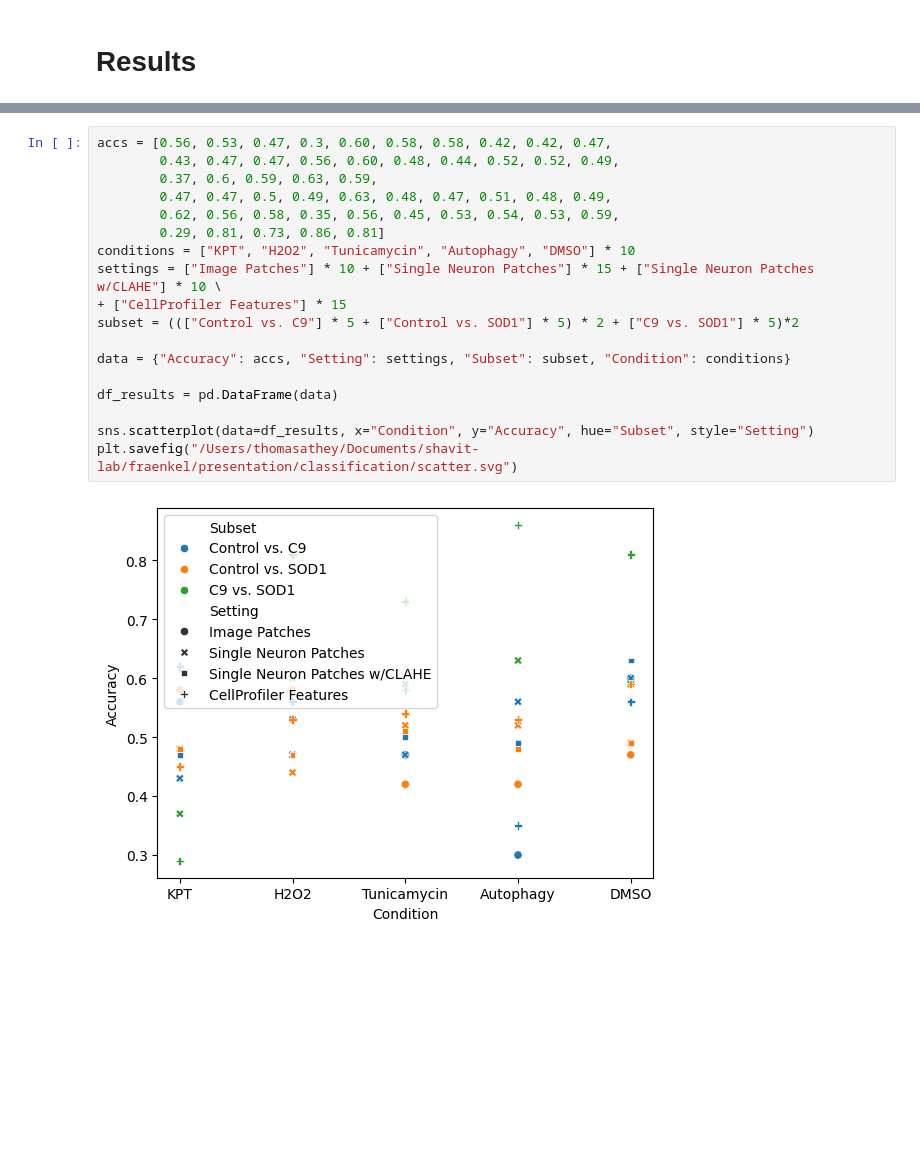
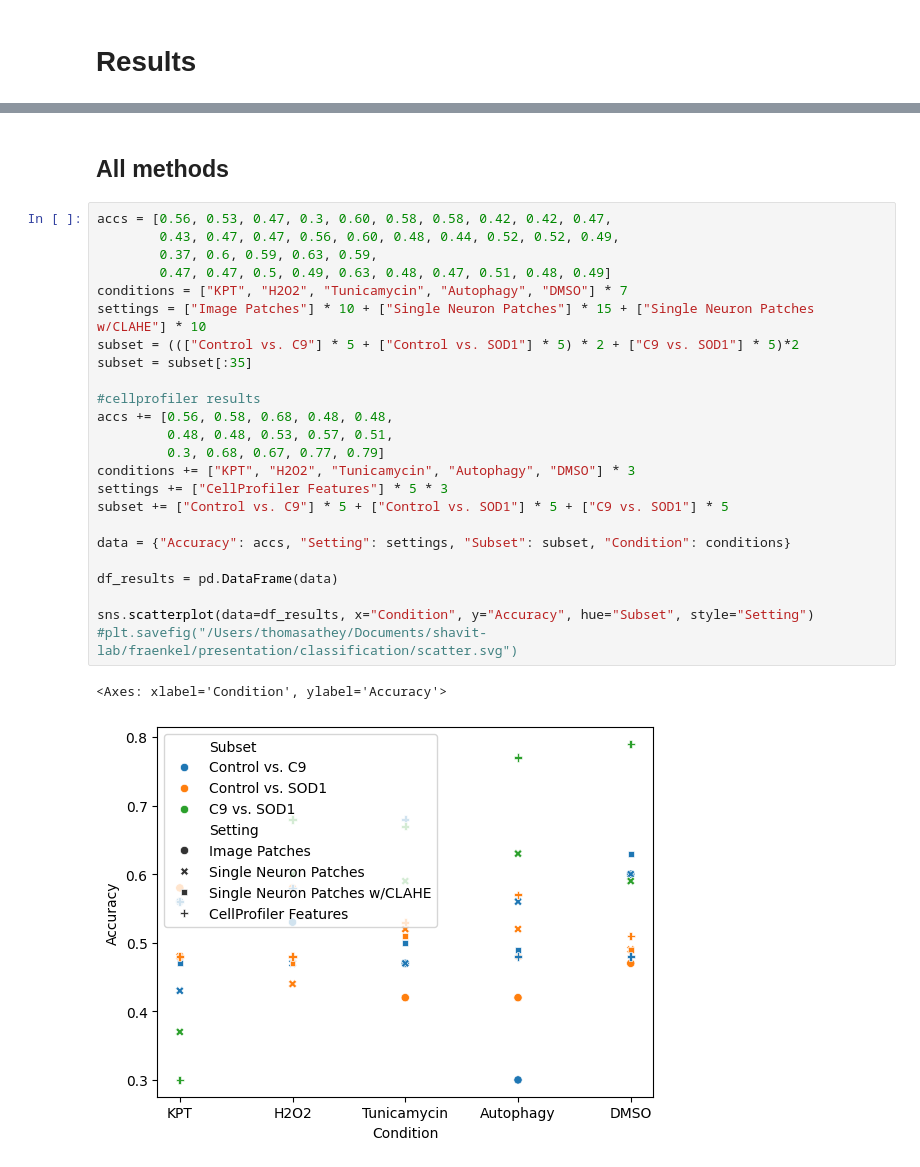
Before and after one commit to Shavit-Lab/cell_paint_seg, a Jupyter notebook: experiments/96_well/classify_cellprofiler.ipynb, the cells around one changed output, grey strips where cells are left out. Cells and saved outputs as stored; diff of their text form; blank space fills up the shorter version.

```diff
--- a/experiments/96_well/classify_cellprofiler.ipynb
+++ b/experiments/96_well/classify_cellprofiler.ipynb
@@ -259,20 +431,29 @@ Name: 174737, Length: 75, dtype: object
+# %% [markdown]
+## All methods
 # %%
 accs = [0.56, 0.53, 0.47, 0.3, 0.60, 0.58, 0.58, 0.42, 0.42, 0.47,
         0.43, 0.47, 0.47, 0.56, 0.60, 0.48, 0.44, 0.52, 0.52, 0.49,
         0.37, 0.6, 0.59, 0.63, 0.59,
-        0.47, 0.47, 0.5, 0.49, 0.63, 0.48, 0.47, 0.51, 0.48, 0.49,
-        0.62, 0.56, 0.58, 0.35, 0.56, 0.45, 0.53, 0.54, 0.53, 0.59,
-        0.29, 0.81, 0.73, 0.86, 0.81]
-conditions = ["KPT", "H2O2", "Tunicamycin", "Autophagy", "DMSO"] * 10
-settings = ["Image Patches"] * 10 + ["Single Neuron Patches"] * 15 + ["Single Neuron Patches w/CLAHE"] * 10 \
-+ ["CellProfiler Features"] * 15
+        0.47, 0.47, 0.5, 0.49, 0.63, 0.48, 0.47, 0.51, 0.48, 0.49]
+conditions = ["KPT", "H2O2", "Tunicamycin", "Autophagy", "DMSO"] * 7
+settings = ["Image Patches"] * 10 + ["Single Neuron Patches"] * 15 + ["Single Neuron Patches w/CLAHE"] * 10
 subset = ((["Control vs. C9"] * 5 + ["Control vs. SOD1"] * 5) * 2 + ["C9 vs. SOD1"] * 5)*2
+subset = subset[:35]
+
+#cellprofiler results
+accs += [0.56, 0.58, 0.68, 0.48, 0.48,
+         0.48, 0.48, 0.53, 0.57, 0.51,
+         0.3, 0.68, 0.67, 0.77, 0.79]
+conditions += ["KPT", "H2O2", "Tunicamycin", "Autophagy", "DMSO"] * 3
+settings += ["CellProfiler Features"] * 5 * 3
+subset += ["Control vs. C9"] * 5 + ["Control vs. SOD1"] * 5 + ["C9 vs. SOD1"] * 5
 
 data = {"Accuracy": accs, "Setting": settings, "Subset": subset, "Condition": conditions}
 
 df_results = pd.DataFrame(data)
 
 sns.scatterplot(data=df_results, x="Condition", y="Accuracy", hue="Subset", style="Setting")
-plt.savefig("/Users/thomasathey/Documents/shavit-lab/fraenkel/presentation/classification/scatter.svg")
+#plt.savefig("/Users/thomasathey/Documents/shavit-lab/fraenkel/presentation/classification/scatter.svg")
 # %% [output]
+<Axes: xlabel='Condition', ylabel='Accuracy'>
-[figure, old version]
+[figure, new version]
```
Also changed, not shown: parts of 17 cells of this notebook, 3 other files.
